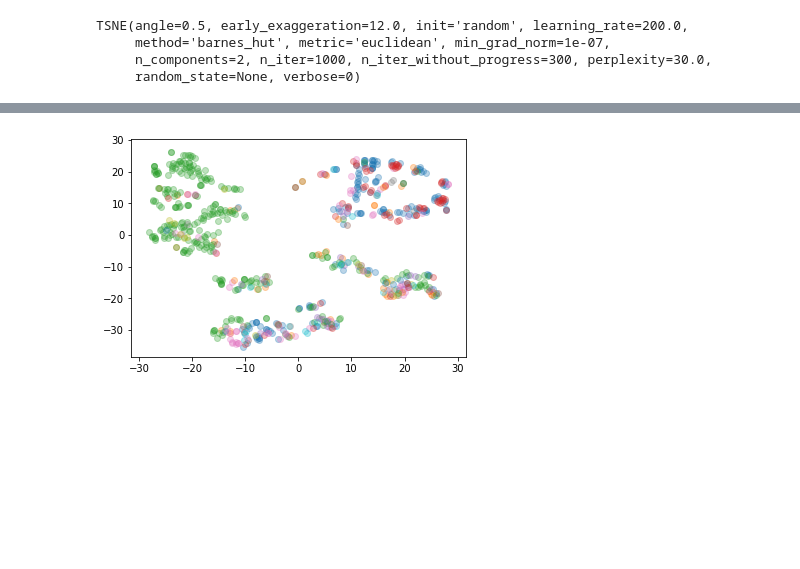
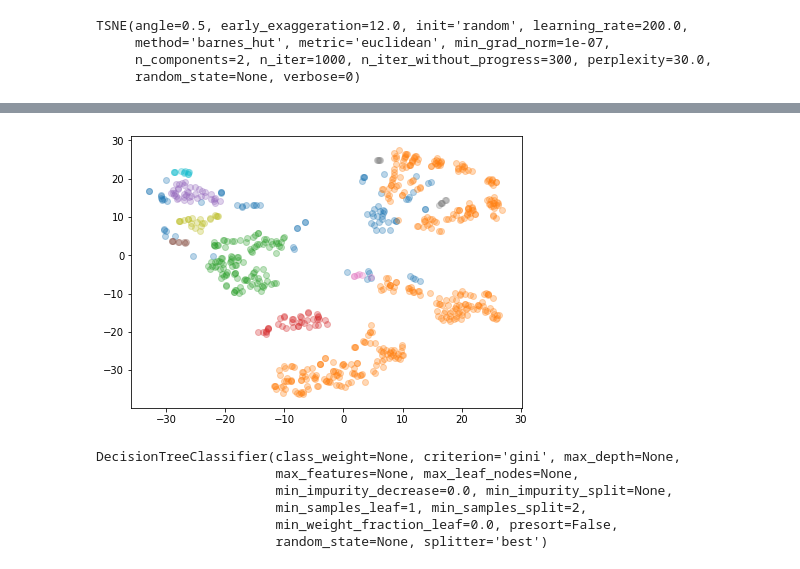
Before and after one commit to xuxoramos/deteccioncohechojuarez, a Jupyter notebook: Anomalies.ipynb, the cells around one changed output, grey strips where cells are left out. Drawn from its saved outputs; the diff is of its cells as text; code cells hidden in the pictures; blank space fills up the shorter version.

Commit message:
Added clustering and decision tree for unsupervised analysis

```diff
--- a/Anomalies.ipynb
+++ b/Anomalies.ipynb
@@ -155,8 +176,21 @@ X_eng
 # %%
-X_std = X_eng[['dep', 'duracion_contrato_std',
-  'freq_gan_std',
-  'num_rubros_std',
-  'monto_norm_cat']].dropna()
+X_std = X_eng[[
+    'llave', 'duracion_contrato_std',
+    'freq_gan_std',
+    'num_rubros_std',
+    'monto_norm_cat',
+    'conv_mod',
+    'porc_mod',
+    'porc_mod_cat']].dropna()
 X_std.hist()
+
+X_no_std = X_eng[[
+    'llave', 'duracion_contrato',
+    'freq_gan',
+    'num_rubros',
+    'monto_norm_cat',
+    'conv_mod',
+    'porc_mod',
+    'porc_mod_cat']].dropna()
 # X_std = X_std - mean()
 # %% [output]
@@ -188,0 +198,3 @@ plt.show()
+# %%
+plt.rcParams['figure.figsize'] = (10,10)
+pd.plotting.scatter_matrix(X_std.iloc[:,1:])
@@ -189,6 +220,7 @@ plt.show()
 # %%
+plt.rcParams['figure.figsize'] = (7,5)
 tsne = TSNE(n_components=2)
-tsne.fit(X_std.iloc[:,1:])
+tsne.fit((X_std.iloc[:,1:]))
 # %% [output]
 TSNE(angle=0.5, early_exaggeration=12.0, init='random', learning_rate=200.0,
      method='barnes_hut', metric='euclidean', min_grad_norm=1e-07,
@@ -197,6 +234,24 @@ TSNE(angle=0.5, early_exaggeration=12.0, init='random', learning_rate=200.0,
+# %%
+from sklearn.cluster import DBSCAN
+
+db = DBSCAN(eps=0.7, min_samples=5)
+dbs=db.fit_predict(X_std.iloc[:,1:])
 # %%
-for c in X_std.iloc[:,0].unique():
-    plt.scatter(tsne.embedding_[X_std.iloc[:,0]==c,0], tsne.embedding_[X_std.iloc[:,0]==c,1], alpha=0.3)
+for c in np.unique(dbs):
+    plt.scatter(tsne.embedding_[dbs==c,0], tsne.embedding_[dbs==c,1], alpha=0.3)
 plt.show()
 # %% [output]
-[figure, old version]
+[figure, new version]
+# %%
+from sklearn.tree import DecisionTreeClassifier, export_graphviz
+
+dt = DecisionTreeClassifier()
+
+dt.fit(X_no_std.iloc[dbs!=-1,1:], dbs[dbs!=-1])
+# %% [output]
+DecisionTreeClassifier(class_weight=None, criterion='gini', max_depth=None,
+                       max_features=None, max_leaf_nodes=None,
+                       min_impurity_decrease=0.0, min_impurity_split=None,
+                       min_samples_leaf=1, min_samples_split=2,
+                       min_weight_fraction_leaf=0.0, presort=False,
+                       random_state=None, splitter='best')
```
Also changed, not shown: parts of 16 cells of this notebook, 1 other file.
